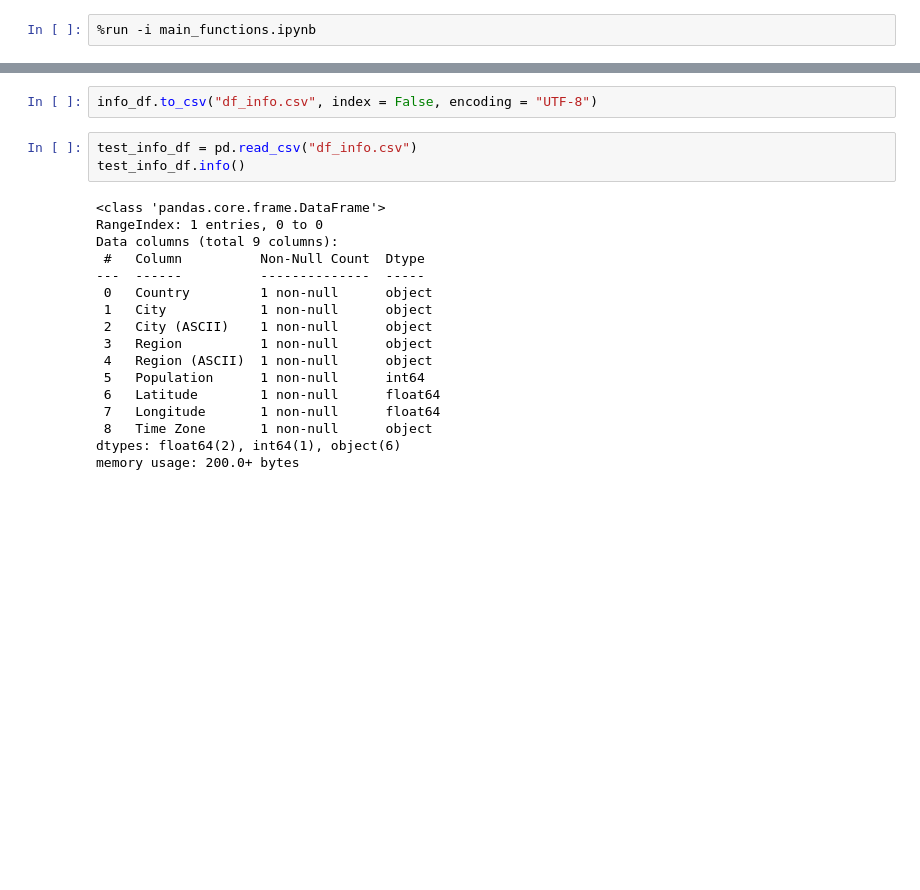
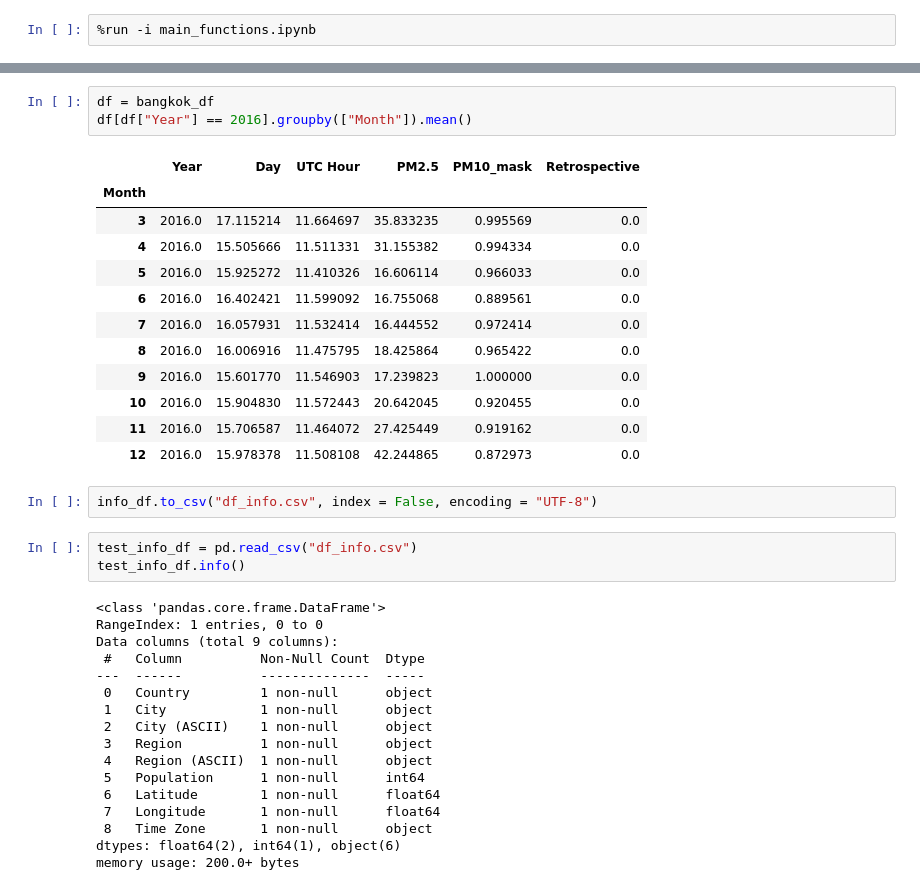
Before and after one commit to phumidea/datasci_project, a Jupyter notebook: main.ipynb, the cells around one changed output, grey strips where cells are left out. Cells and saved outputs as stored; diff of their text form; blank space fills up the shorter version.

```diff
--- a/main.ipynb
+++ b/main.ipynb
@@ -62,3 +189,19 @@ info_df
+# %%
+df = bangkok_df
+df[df["Year"] == 2016].groupby(["Month"]).mean()
+# %% [output]
+|  | Year | Day | UTC Hour | PM2.5 | PM10_mask | Retrospective |
+| Month |  |  |  |  |  |  |
+| 3 | 2016.0 | 17.115214 | 11.664697 | 35.833235 | 0.995569 | 0.0 |
+| 4 | 2016.0 | 15.505666 | 11.511331 | 31.155382 | 0.994334 | 0.0 |
+| 5 | 2016.0 | 15.925272 | 11.410326 | 16.606114 | 0.966033 | 0.0 |
+| 6 | 2016.0 | 16.402421 | 11.599092 | 16.755068 | 0.889561 | 0.0 |
+| 7 | 2016.0 | 16.057931 | 11.532414 | 16.444552 | 0.972414 | 0.0 |
+| 8 | 2016.0 | 16.006916 | 11.475795 | 18.425864 | 0.965422 | 0.0 |
+| 9 | 2016.0 | 15.601770 | 11.546903 | 17.239823 | 1.000000 | 0.0 |
+| 10 | 2016.0 | 15.904830 | 11.572443 | 20.642045 | 0.920455 | 0.0 |
+| 11 | 2016.0 | 15.706587 | 11.464072 | 27.425449 | 0.919162 | 0.0 |
+| 12 | 2016.0 | 15.978378 | 11.508108 | 42.244865 | 0.872973 | 0.0 |
 # %%
 info_df.to_csv("df_info.csv", index = False, encoding = "UTF-8")
 # %%
```
Also changed, not shown: parts of 28 cells of this notebook, 1 other file.
